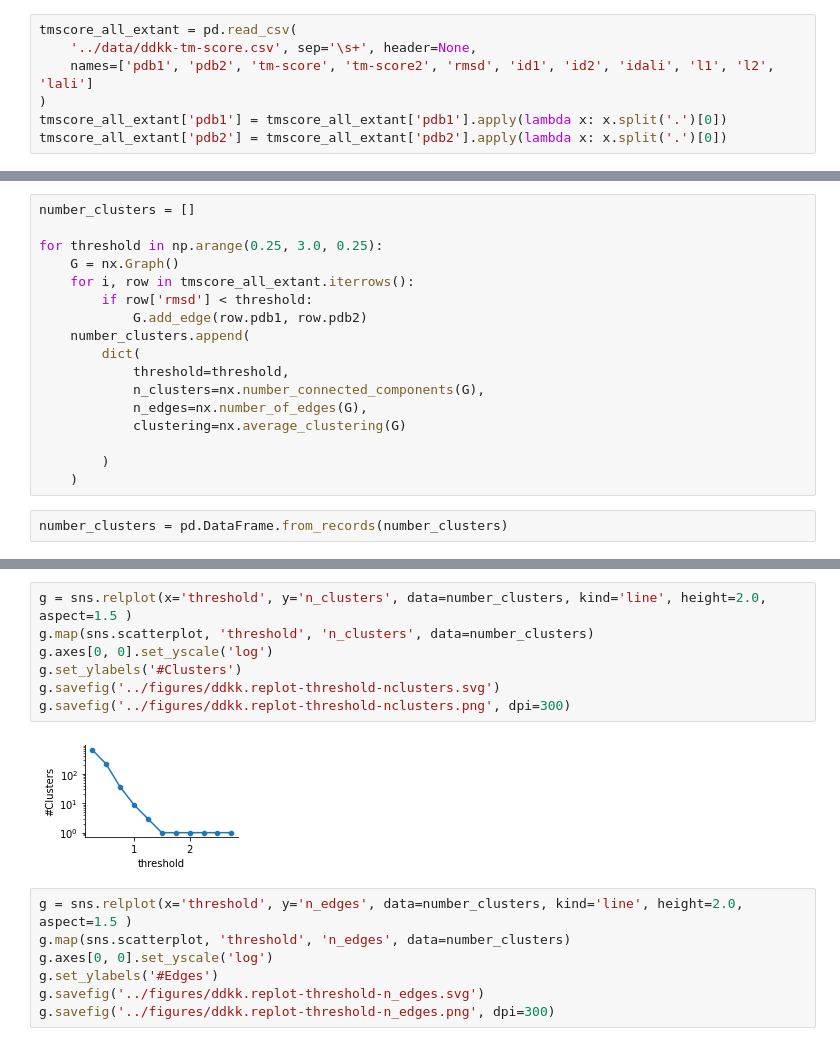
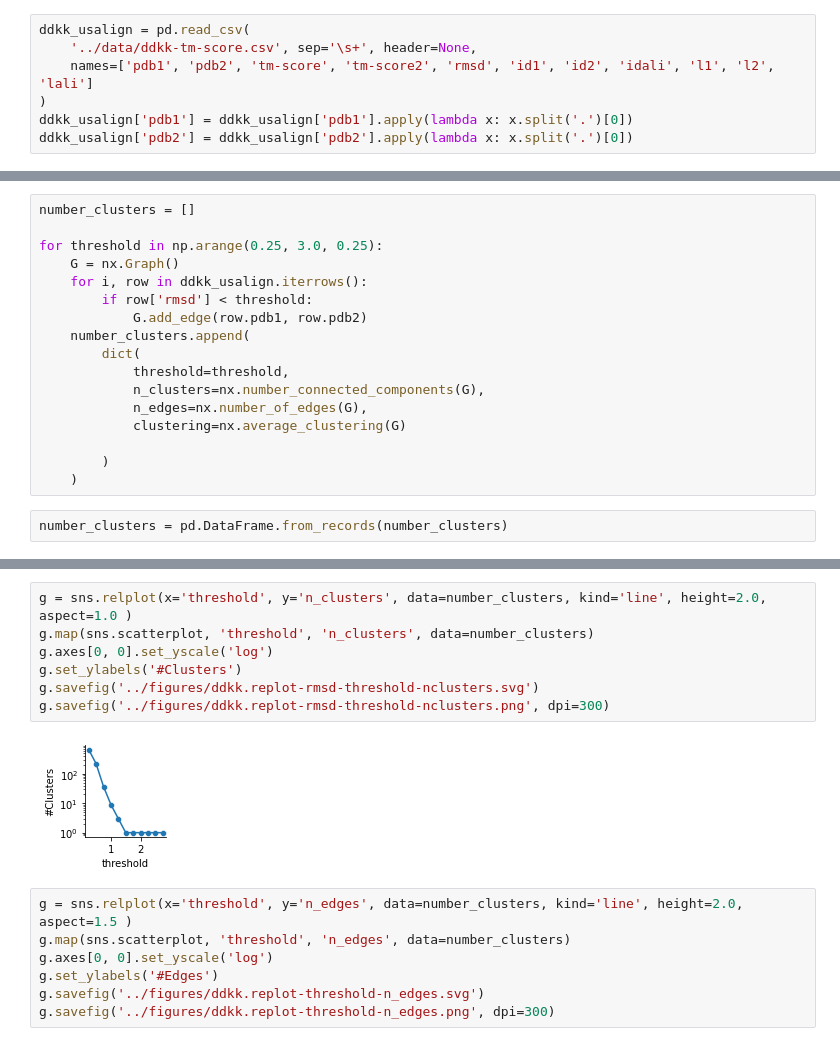
Before and after one commit to kacarlab/nif-structures, a Jupyter notebook: notebooks/04-structural-alignment.ipynb, the cells around one changed output, grey strips where cells are left out. Drawn from its saved outputs; the diff is of its cells as text.

```diff
--- a/notebooks/04-structural-alignment.ipynb
+++ b/notebooks/04-structural-alignment.ipynb
@@ -17,11 +18,11 @@ import networkx as nx
 plt.rcParams['svg.fonttype'] = 'none'
 # %%
-tmscore_all_extant = pd.read_csv(
+ddkk_usalign = pd.read_csv(
     '../data/ddkk-tm-score.csv', sep='\s+', header=None,
     names=['pdb1', 'pdb2', 'tm-score', 'tm-score2', 'rmsd', 'id1', 'id2', 'idali', 'l1', 'l2', 'lali']
 )
-tmscore_all_extant['pdb1'] = tmscore_all_extant['pdb1'].apply(lambda x: x.split('.')[0])
-tmscore_all_extant['pdb2'] = tmscore_all_extant['pdb2'].apply(lambda x: x.split('.')[0])
+ddkk_usalign['pdb1'] = ddkk_usalign['pdb1'].apply(lambda x: x.split('.')[0])
+ddkk_usalign['pdb2'] = ddkk_usalign['pdb2'].apply(lambda x: x.split('.')[0])
 # %% [markdown]
 **Figure 1**: Distribution of TM-scores across the DDKK all-vs-all structural alignment.
 # %%
@@ -122,7 +155,7 @@ number_clusters = []
 
 for threshold in np.arange(0.25, 3.0, 0.25):
     G = nx.Graph()
-    for i, row in tmscore_all_extant.iterrows():
+    for i, row in ddkk_usalign.iterrows():
         if row['rmsd'] < threshold:
             G.add_edge(row.pdb1, row.pdb2)
     number_clusters.append(
@@ -139,12 +187,12 @@ number_clusters = pd.DataFrame.from_records(number_clusters)
 # %%
-g = sns.relplot(x='threshold', y='n_clusters', data=number_clusters, kind='line', height=2.0, aspect=1.5 )
+g = sns.relplot(x='threshold', y='n_clusters', data=number_clusters, kind='line', height=2.0, aspect=1.0 )
 g.map(sns.scatterplot, 'threshold', 'n_clusters', data=number_clusters)
 g.axes[0, 0].set_yscale('log')
 g.set_ylabels('#Clusters')
-g.savefig('../figures/ddkk.replot-threshold-nclusters.svg')
-g.savefig('../figures/ddkk.replot-threshold-nclusters.png', dpi=300)
+g.savefig('../figures/ddkk.replot-rmsd-threshold-nclusters.svg')
+g.savefig('../figures/ddkk.replot-rmsd-threshold-nclusters.png', dpi=300)
 # %% [output]
-[figure, old version]
+[figure, new version]
 # %%
 g = sns.relplot(x='threshold', y='n_edges', data=number_clusters, kind='line', height=2.0, aspect=1.5 )
 g.map(sns.scatterplot, 'threshold', 'n_edges', data=number_clusters)
```
Also changed, not shown: parts of 33 cells of this notebook, 11 other files.
